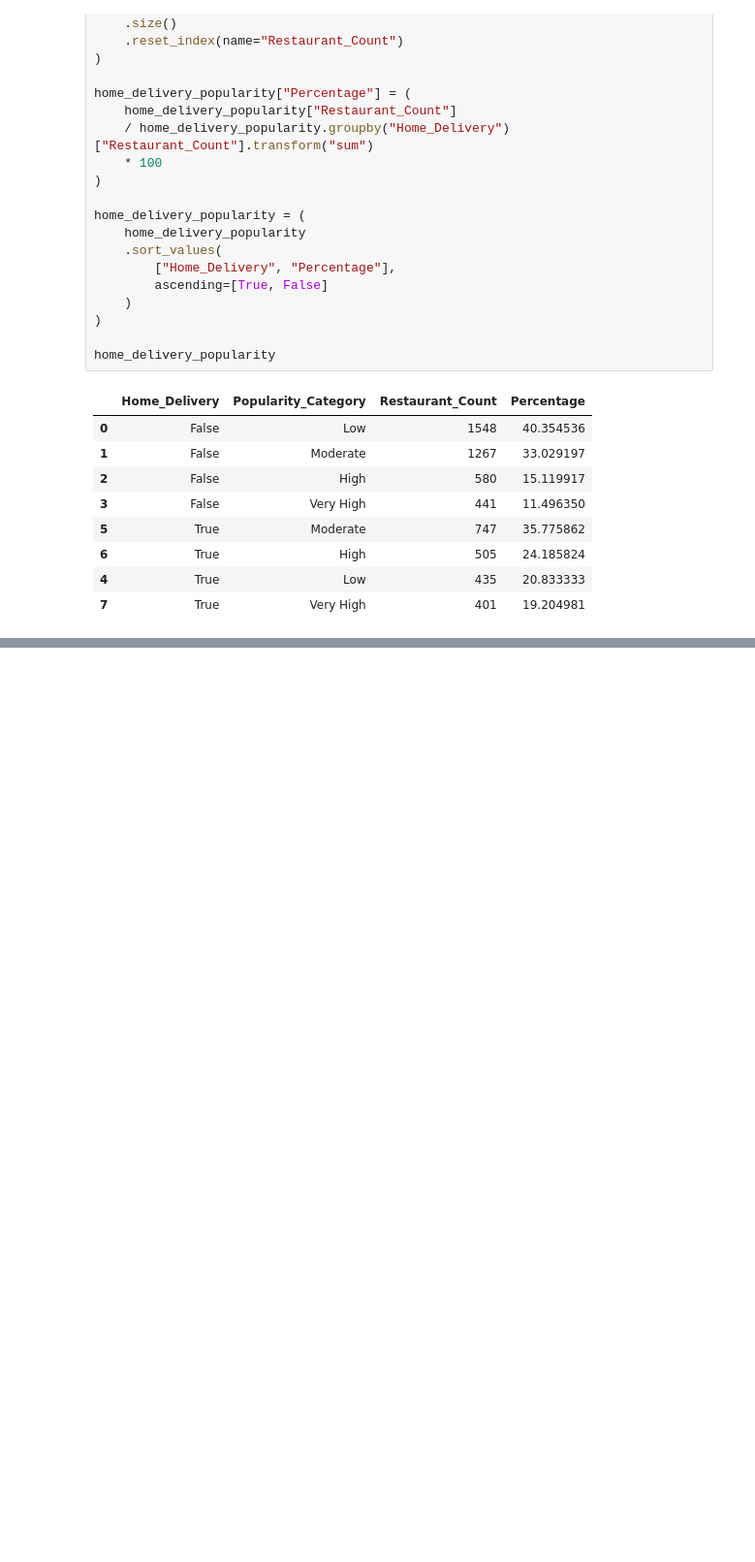
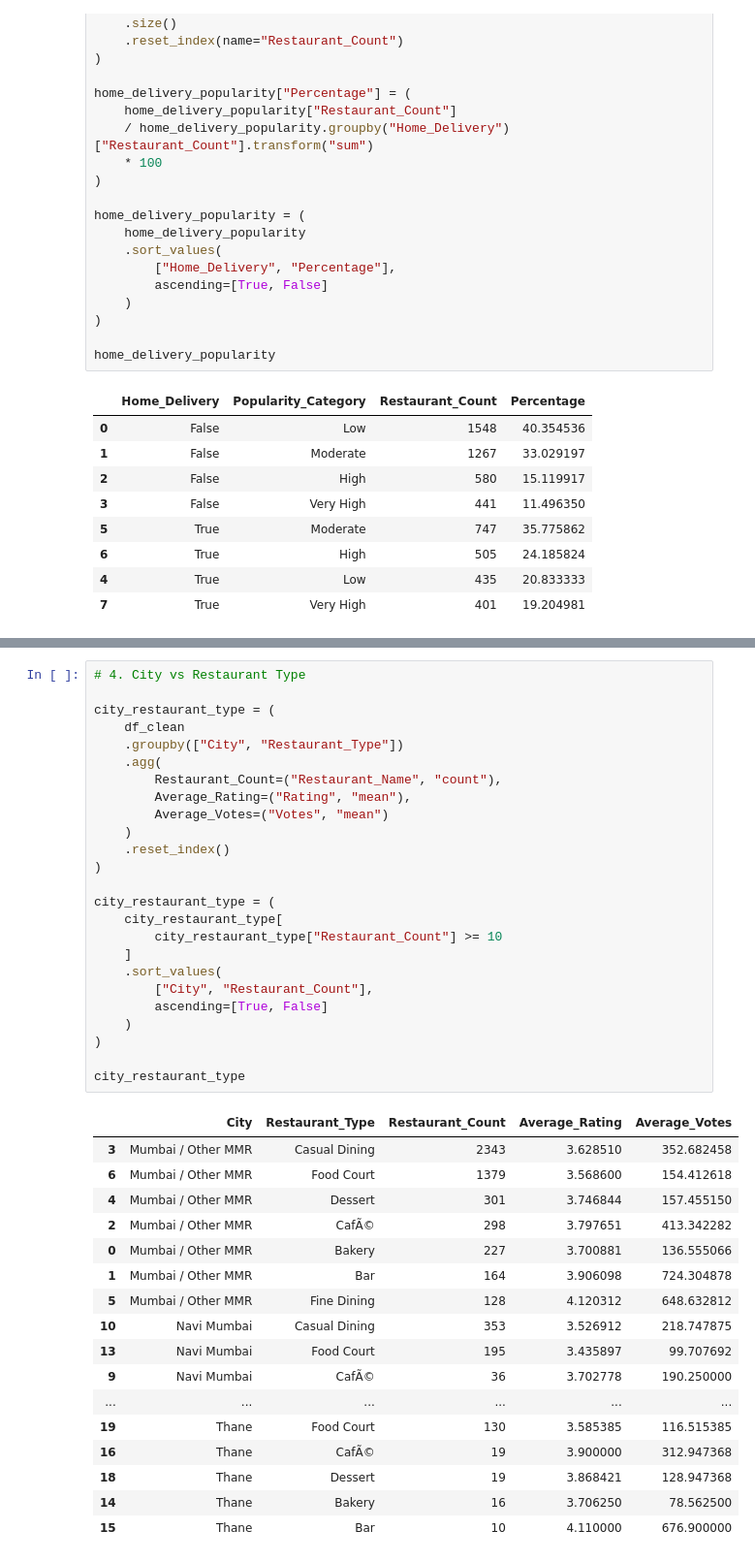
Before and after one commit to devika0624/mumbai-mmr-restaurant-market-intelligence, a Jupyter notebook: notebooks/02_mumbai_dataset_audit.ipynb, the cells around one changed output, grey strips where cells are left out. Shown at 97% size. Cells and saved outputs as stored; diff of their text form; blank space fills up the shorter version.

```diff
--- a/notebooks/02_mumbai_dataset_audit.ipynb
+++ b/notebooks/02_mumbai_dataset_audit.ipynb
@@ -2113,0 +2500,43 @@ home_delivery_feature_count
+# %%
+# 4. City vs Restaurant Type
+
+city_restaurant_type = (
+    df_clean
+    .groupby(["City", "Restaurant_Type"])
+    .agg(
+        Restaurant_Count=("Restaurant_Name", "count"),
+        Average_Rating=("Rating", "mean"),
+        Average_Votes=("Votes", "mean")
+    )
+    .reset_index()
+)
+
+city_restaurant_type = (
+    city_restaurant_type[
+        city_restaurant_type["Restaurant_Count"] >= 10
+    ]
+    .sort_values(
+        ["City", "Restaurant_Count"],
+        ascending=[True, False]
+    )
+)
+
+city_restaurant_type
+# %% [output]
+|  | City | Restaurant_Type | Restaurant_Count | Average_Rating | Average_Votes |
+| 3 | Mumbai / Other MMR | Casual Dining | 2343 | 3.628510 | 352.682458 |
+| 6 | Mumbai / Other MMR | Food Court | 1379 | 3.568600 | 154.412618 |
+| 4 | Mumbai / Other MMR | Dessert | 301 | 3.746844 | 157.455150 |
+| 2 | Mumbai / Other MMR | CafÃ© | 298 | 3.797651 | 413.342282 |
+| 0 | Mumbai / Other MMR | Bakery | 227 | 3.700881 | 136.555066 |
+| 1 | Mumbai / Other MMR | Bar | 164 | 3.906098 | 724.304878 |
+| 5 | Mumbai / Other MMR | Fine Dining | 128 | 4.120312 | 648.632812 |
+| 10 | Navi Mumbai | Casual Dining | 353 | 3.526912 | 218.747875 |
+| 13 | Navi Mumbai | Food Court | 195 | 3.435897 | 99.707692 |
+| 9 | Navi Mumbai | CafÃ© | 36 | 3.702778 | 190.250000 |
+| ... | ... | ... | ... | ... | ... |
+| 19 | Thane | Food Court | 130 | 3.585385 | 116.515385 |
+| 16 | Thane | CafÃ© | 19 | 3.900000 | 312.947368 |
+| 18 | Thane | Dessert | 19 | 3.868421 | 128.947368 |
+| 14 | Thane | Bakery | 16 | 3.706250 | 78.562500 |
+| 15 | Thane | Bar | 10 | 4.110000 | 676.900000 |
```
Also changed, not shown: parts of 17 cells of this notebook.
